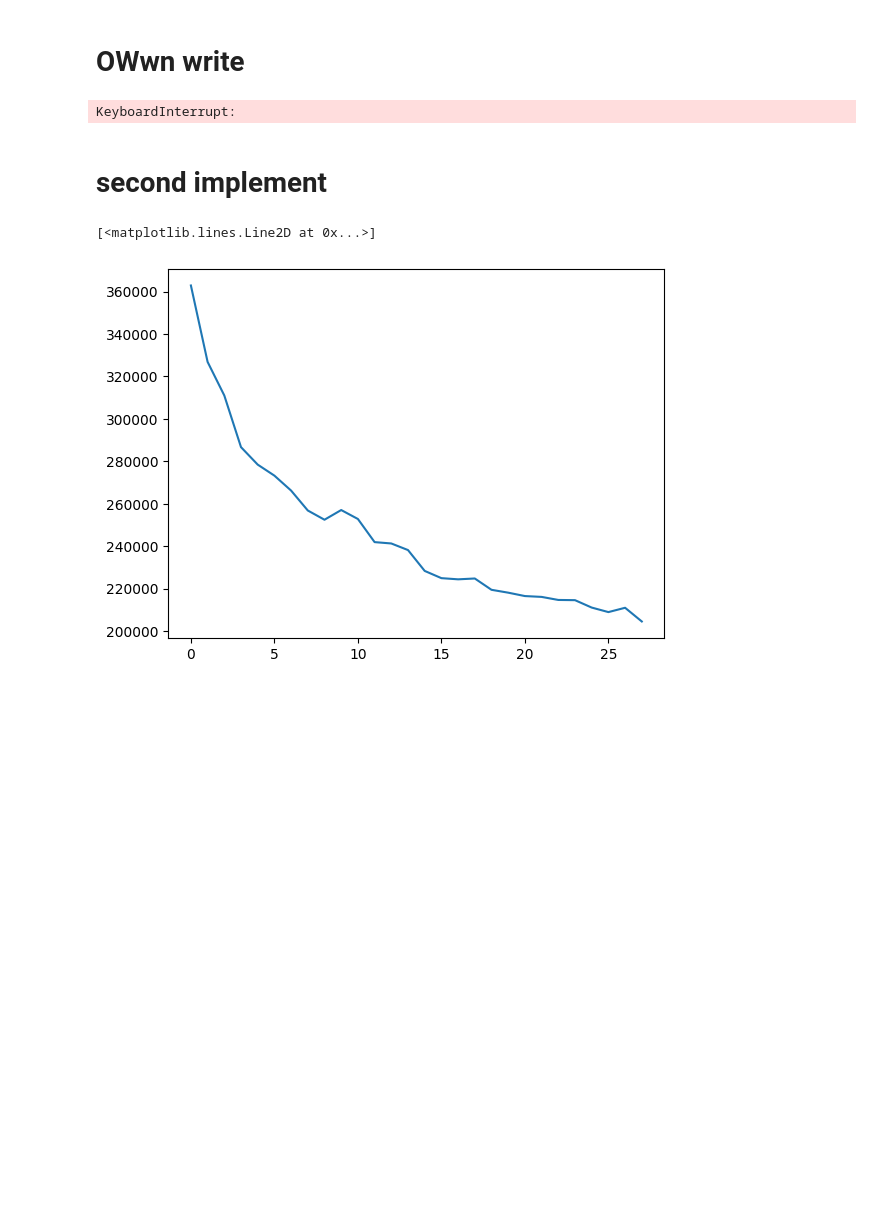
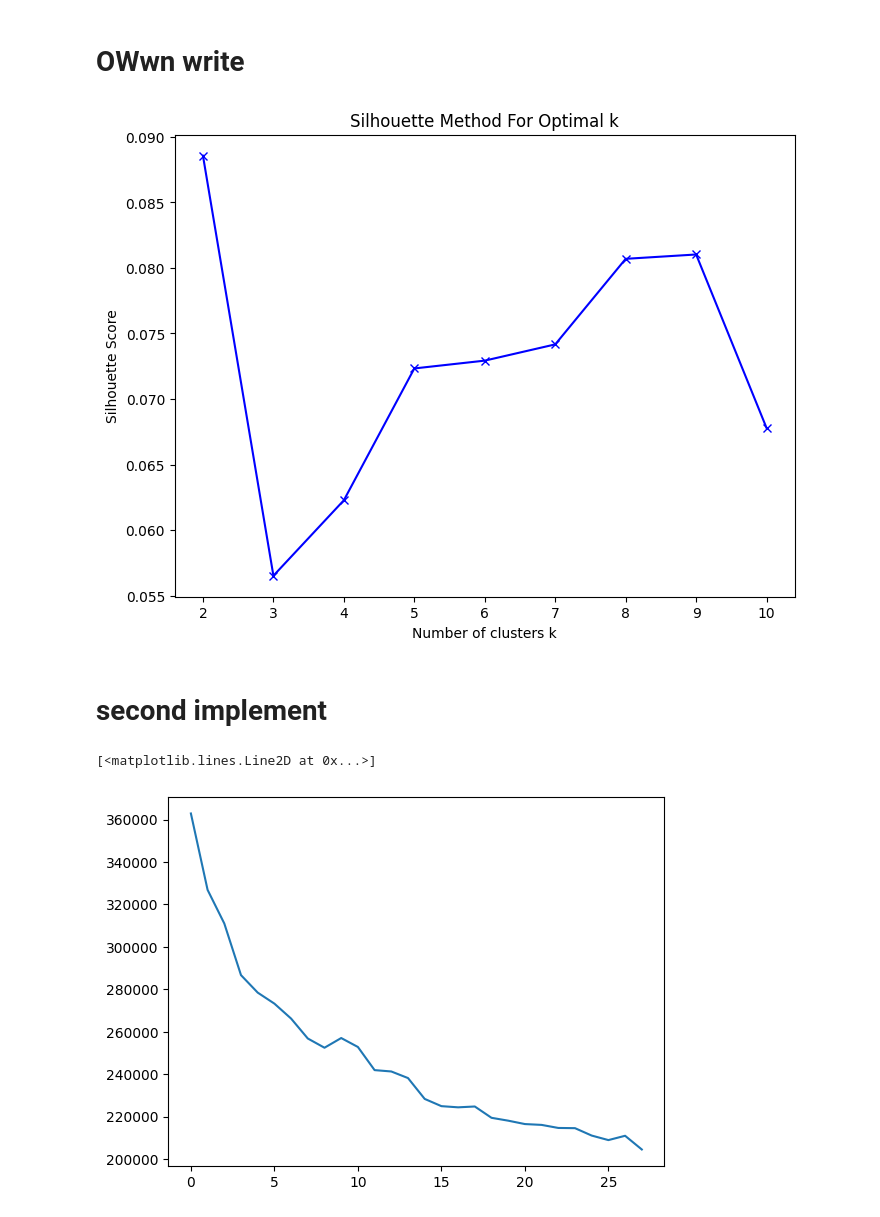
Before and after one commit to Liu-Rain/PCA-Kmeans-Kernel-Methods, a Jupyter notebook: Assignment3.ipynb, the cells around one changed output. Saved outputs shown, nothing was run; the diff lists cells and outputs as text; code cells hidden in the pictures; blank space fills up the shorter version.

```diff
--- a/Assignment3.ipynb
+++ b/Assignment3.ipynb
@@ -267,8 +267,10 @@ def k_means(x, k = 2 , epochs = 600):
     x = x.values
     np.random.seed(2024)
     clusters = []
-    datapoint = []
-    cluster_arr = []    # ==============================================================
+
+    loss_history = []
+
+    # ==============================================================
     # "you need to randomly initialize k centroids using x"
     cluster_center = x[np.random.choice(x.shape[0], k, replace=False)]
     # ==============================================================
@@ -296,60 +298,61 @@ def k_means(x, k = 2 , epochs = 600):
             # Returns the index of the nearest centriod to this datapoint
             c = np.argmin(distances)
 
             # ==============================================================
             clusters[c].append(i) # Append this datapoint to this cluster
 
         ## b. M-step: recalculate the location of the centroid using the mean of the clusters
         for i in range(k):
             # ==============================================================
             # "You need to calculate the position of the new centroids"
             if len(clusters[i]) == 0:
                 new_clusters_center[i] = x[np.random.choice(x.shape[0], replace=False)]
             else:
                 new_clusters_center[i] = np.sum(x[clusters[i]],axis=0) / len(clusters[i])
 
             # ==============================================================
 
         # c. If the centroid did not change, the algorithm should be stopped, otherwise continue.
-
         if np.all(new_clusters_center == cluster_center):
-
-            for i in range(k):
-                for data in clusters[i]:
-                    cluster_points = x[data]  # Get all points in cluster `i`
-                    datapoint.append(cluster_points)
-                    centroid = cluster_center[i]     # Get the centroid of cluster `i`
-                    cluster_arr.append(i)
-
-
-            return clusters, new_clusters_center, datapoint, cluster_arr
+            return clusters, new_clusters_center, loss_history
 
         # d. update the centroid
-        loss.append(abs(np.sum(new_clusters_center - cluster_center)))
+        current_loss = 0
+        for i in range(k):
+            if len(clusters[i]) > 0:
+                current_loss += np.sum(np.linalg.norm(x[clusters[i]] - cluster_center[i], axis=1) ** 2)
+        loss_history.append(current_loss)
         # ==============================================================
         cluster_center = new_clusters_center
 
         # ==============================================================
-    return clusters, cluster_center, datapoint, cluster_arr
+    return clusters, cluster_center, loss_history
 
 
-loss = []
-result_arr = []
 
-#result_arr.append(silhouette_score(datapoint, cluster_arr, metric = 'euclidean'))
+def silhouette_method(x, k_max=50, epochs=600):
+    silhouette_scores = []
+    K = range(2, k_max + 1)  # Silhouette score is undefined for k=1
+    for k in K:
+        clusters, cluster_center, loss_history = k_means(x, k=k, epochs=epochs)
+        # Create labels array for silhouette_score
+        labels = np.zeros(len(x), dtype=int)
+        for cluster_idx, cluster_points in enumerate(clusters):
+            labels[cluster_points] = cluster_idx
+        # Compute silhouette score
+        score = silhouette_score(x.values, labels)
+        silhouette_scores.append(score)
+    # Plotting the silhouette scores
+    plt.figure(figsize=(8, 6))
+    plt.plot(K, silhouette_scores, 'bx-')
+    plt.xlabel('Number of clusters k')
+    plt.ylabel('Silhouette Score')
+    plt.title('Silhouette Method For Optimal k')
+    plt.show()
 
-for k in range(2, 30):
-  clusters, cluster_center, datapoint, cluster_arr = k_means(df, k)
-  result_arr.append(silhouette_score(datapoint, cluster_arr, metric = 'euclidean'))
-
-
-#for k in range(2,40):
-#    clusters, cluster_center, result = k_means(df, k)
-#    result_arr.append(result)
-
-#plt.plot(result_arr)
+silhouette_method(df, 10)
 # %% [output]
-KeyboardInterrupt:
+[figure, added]
 # %%
 plt.plot(result_arr)
 # %% [markdown]
```
Also changed, not shown: parts of 5 cells of this notebook.
